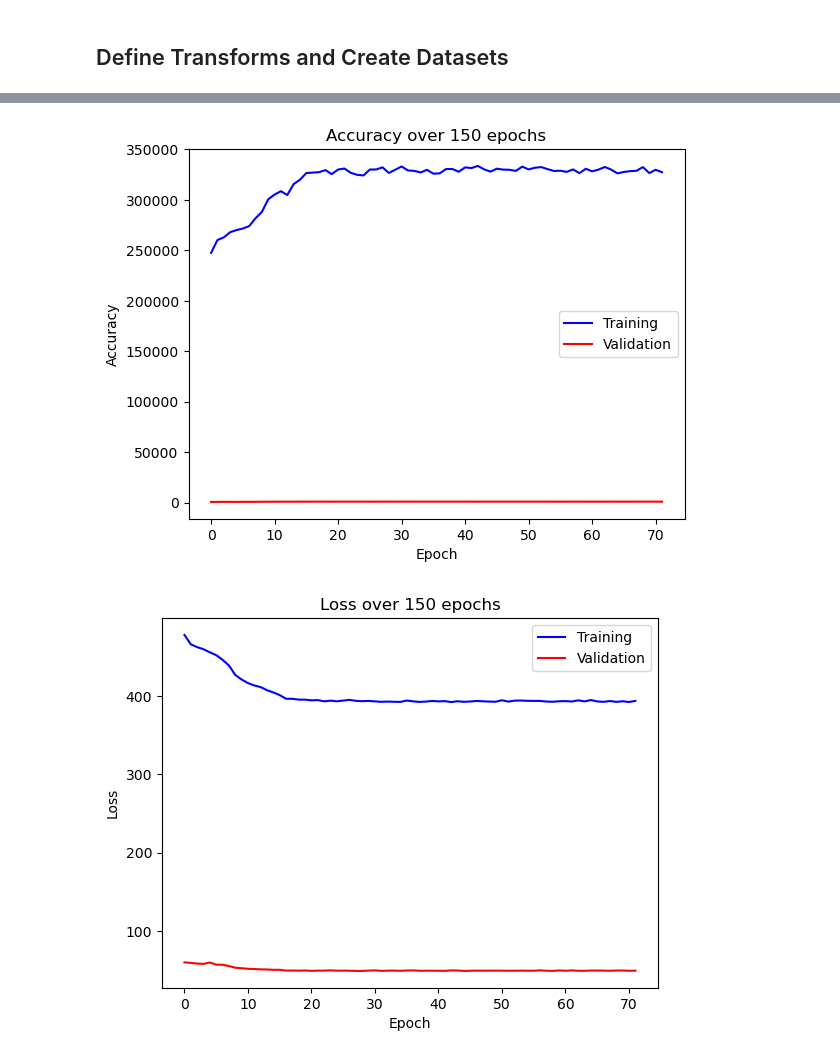
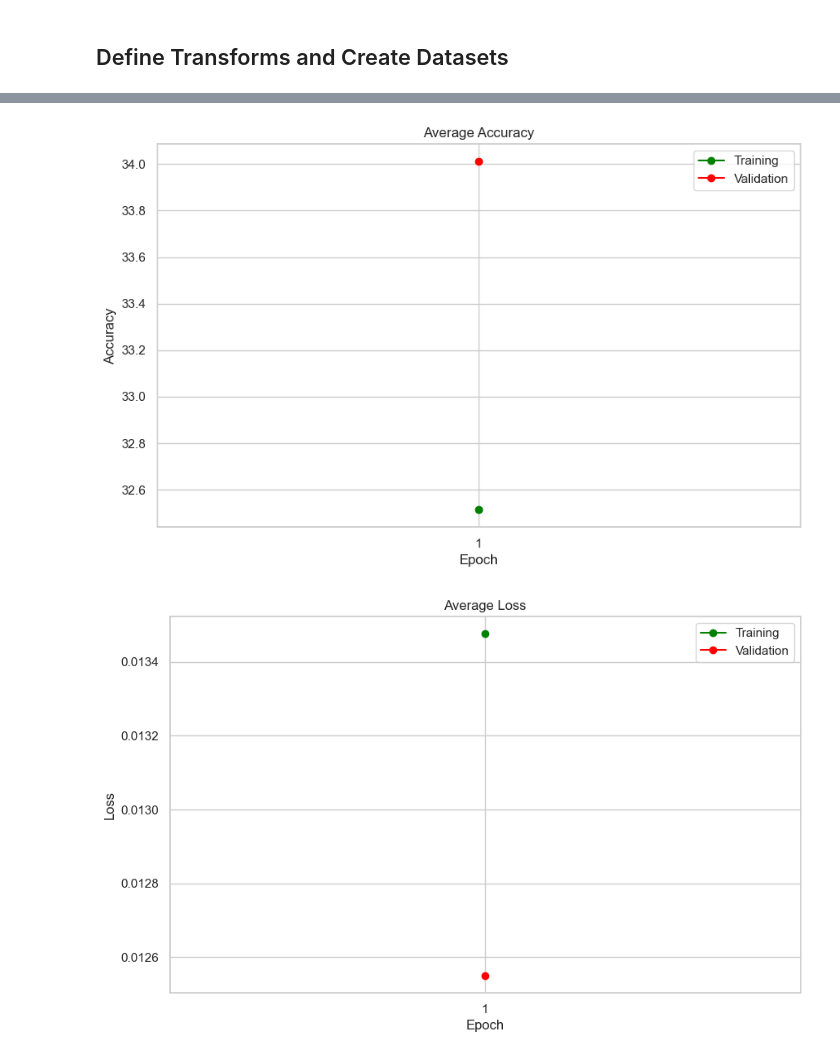
Before and after one commit to Gavriel94/CNN, a Jupyter notebook: notebook.ipynb, the cells around one changed output, grey strips where cells are left out. Cells and saved outputs as stored; diff of their text form; code cells hidden in the pictures.

Commit message:
test run

```diff
--- a/notebook.ipynb
+++ b/notebook.ipynb
@@ -112,0 +168,7 @@ raw_train, raw_val, raw_test = split_data(file_path)
+# %%
+file_path = 'Data/Faces Grouped'
+train, val, test = split_data(file_path)
+
+dataset_details(train, 'Training')
+dataset_details(val, 'Validation')
+dataset_details(test, 'Testing')
@@ -543,0 +344,12 @@ CNN has 106275 parameters.
+# %%
+"""
+Initialise multi-branch model
+"""
+
+mb_model = MultiBranchAgePrediction().to(device, dtype=torch.float32)
+
+criterion = nn.CrossEntropyLoss()
+optimizer = optim.Adam(mb_model.parameters(), lr=0.01)
+scheduler = optim.lr_scheduler.StepLR(optimizer, step_size=5, verbose=False)
+
+print("{:,} trainable parameters.".format(get_num_params(mb_model)))
@@ -547,17 +362,24 @@ train_loader = DataLoader(train_data, batch_size, shuffle=True)
 val_loader = DataLoader(val_data, batch_size, shuffle=True)
 test_loader = DataLoader(test_data, batch_size, shuffle=True)
 
-epochs = 72
-t_acc, t_loss, v_acc, v_loss = model_env(
+epochs = 1
+
+model_attributes = {
+    'criterion': criterion,
+    'scheduler': scheduler,
+    'batch_size': batch_size,
+    'scheduler': scheduler
+}
+
+t_acc, t_loss, v_acc, v_loss = mb_model.run_training(
     train_loader,
     val_loader,
     test_loader,
-    model,
+    mb_model,
     optimizer,
     scheduler,
     criterion,
     device,
     epochs,
-    verbose=True
 )
 # %% [output]
@@ -581,6 +405,6 @@ Adjusting learning rate of group 0 to 1.0000e-02.
 # %%
-plot_metrics(t_acc, v_acc, 'Accuracy', 150)
-plot_metrics(t_loss, v_loss, 'Loss', 150)
+plot_metrics(t_acc, v_acc, 'Accuracy')
+plot_metrics(t_loss, v_loss, 'Loss')
 # %% [output]
-[figure, old version]
+[figure, new version]
-[figure, old version]
+[figure, new version]
```
Also changed, not shown: parts of 15 cells of this notebook.
